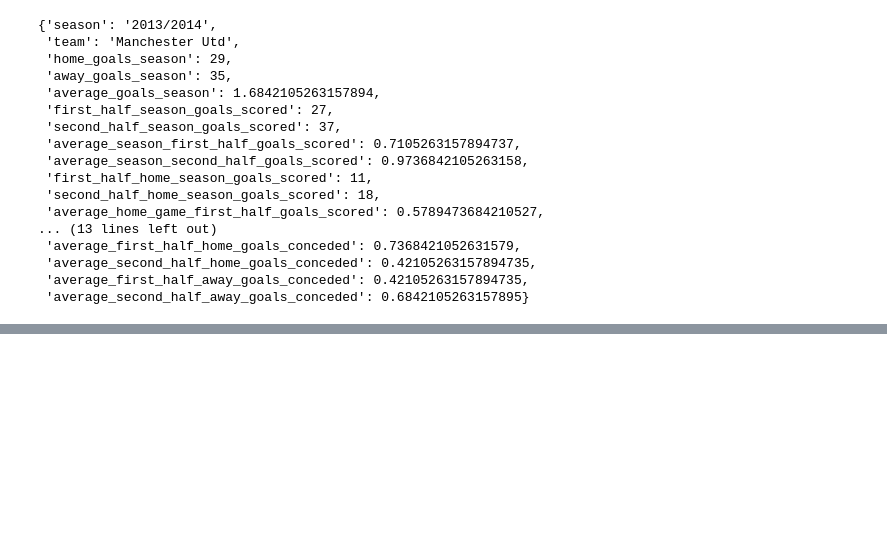
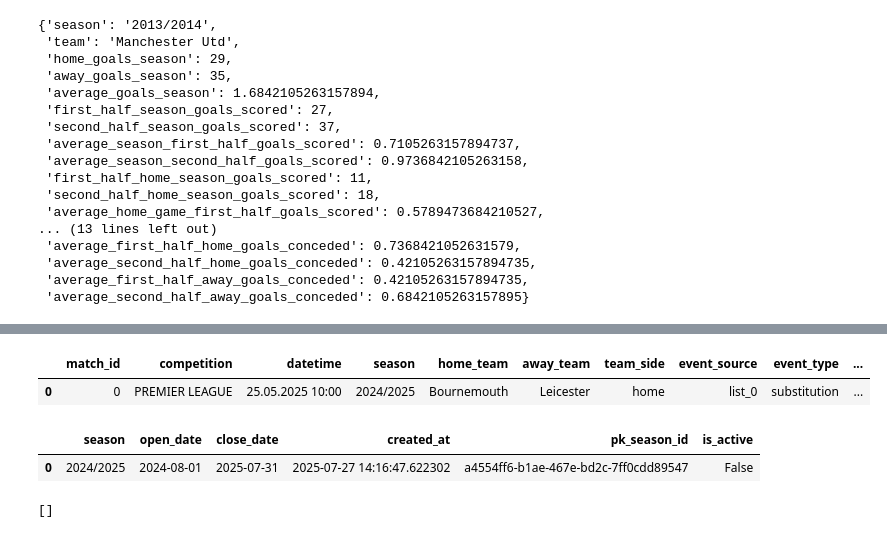
Before and after one commit to JuanesG22/football-project, a Jupyter notebook: statistic.ipynb, the cells around one changed output, grey strips where cells are left out. Saved outputs shown, nothing was run; the diff lists cells and outputs as text; code cells hidden in the pictures; blank space fills up the shorter version.

Commit message:
adding info to the database

```diff
--- a/statistic.ipynb
+++ b/statistic.ipynb
@@ -542,0 +571,5 @@ goals_stats_teams[-150]
+# %%
+df2.head(1)
+# %% [output]
+|  | match_id | competition | datetime | season | home_team | away_team | team_side | event_source | event_type | ... |
+| 0 | 0 | PREMIER LEAGUE | 25.05.2025 10:00 | 2024/2025 | Bournemouth | Leicester | home | list_0 | substitution | ... |
@@ -542,0 +580,29 @@ goals_stats_teams[-150]
+# %%
+# Given a list like ['2024/2025', '2023/2024', ...]
+season_names_df = pd.DataFrame(season_names, columns=['season'])
+
+# Extract start and end years from the season string
+season_names_df['start_year'] = season_names_df['season'].str.split('/').str[0]
+season_names_df['end_year'] = season_names_df['season'].str.split('/').str[1]
+
+# Create open_date (August 1st of start year) and close_date (July 31st of end year)
+season_names_df['open_date'] = season_names_df['start_year'].apply(lambda x: f"{x}-08-01")
+season_names_df['close_date'] = season_names_df['end_year'].apply(lambda x: f"{x}-07-31")
+
+# Drop helper columns if not needed
+season_names_df = season_names_df.drop(['start_year', 'end_year'], axis=1)
+
+season_names_df['created_at'] = pd.Timestamp.now()
+season_names_df['pk_season_id'] = [uuid.uuid4() for _ in range(len(season_names_df))]
+season_names_df['is_active'] = False
+season_names_df.head(1)
+# %% [output]
+|  | season | open_date | close_date | created_at | pk_season_id | is_active |
+| 0 | 2024/2025 | 2024-08-01 | 2025-07-31 | 2025-07-27 14:16:47.622302 | a4554ff6-b1ae-467e-bd2c-7ff0cdd89547 | False |
+# %%
+insert_to_db(database, port, db_name, password,
+             """INSERT INTO seasons (season_name, start_date, end_date, created_at, pk_season_id, is_active)
+                VALUES (%s, %s, %s, %s, %s, %s)""",
+             list(season_names_df.itertuples(index=False, name=None)))
+# %% [output]
+[]
```
Also changed, not shown: parts of 18 cells of this notebook.
